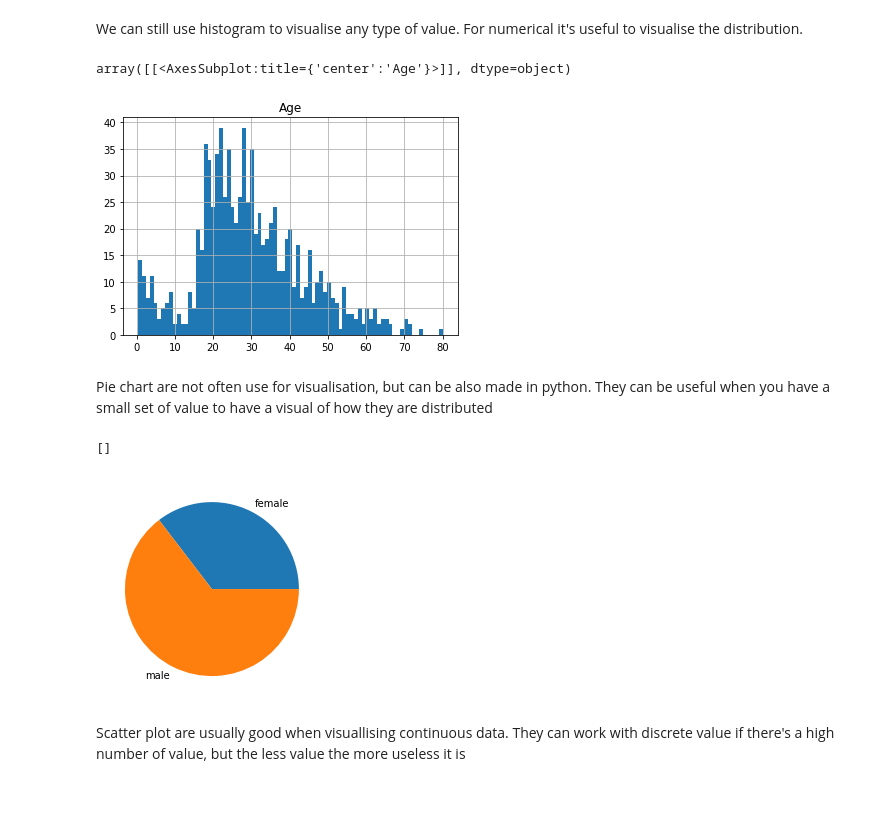
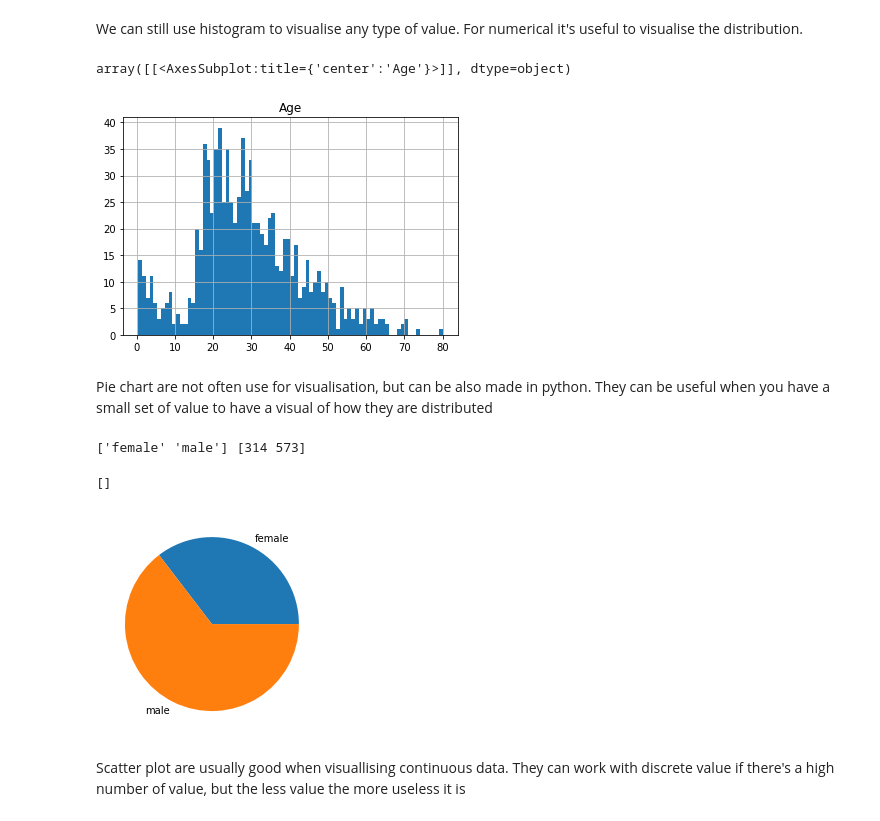
Before and after one commit to MartaVallejo/MachineLearning, a Jupyter notebook: DataPreprocessing.ipynb, the cells around one changed output. Cells and saved outputs as stored; diff of their text form; code cells hidden in the pictures.

Commit message:
UPDATE data processing notebook
add outliers part
correct small mistakes about data in plot

```diff
--- a/DataPreprocessing.ipynb
+++ b/DataPreprocessing.ipynb
@@ -173,20 +173,22 @@ We can still use histogram to visualise any type of value. For numerical it's us
 # %%
 # we compute the range of age between the maximum and minimum value
 age_range = int(dataset['Age'].max() - dataset['Age'].min())
-dataset.hist(column='Age', bins=age_range)
+dataset.hist(column='Age', bins=80)
 # %% [output]
 array([[<AxesSubplot:title={'center':'Age'}>]], dtype=object)
-[figure, old version]
+[figure, new version]
 # %% [markdown]
 Pie chart are not often use for visualisation, but can be also made in python. They can be useful when you have a small set of value to have a visual of how they are distributed
 # %%
 lb, x = np.unique(dataset['Sex'], return_counts=True)
+print(lb, x)
 fig = plt.figure()
 fig.patch.set_facecolor('white')
 plt.pie(x, labels=lb)
 plt.plot()
 # %% [output]
-[]
+['female' 'male'] [314 573]
+[]
 [figure]
 # %% [markdown]
 Scatter plot are usually good when visuallising continuous data. They can work with discrete value if there's a high number of value, but the less value the more useless it is
```
Also changed, not shown: parts of 21 cells of this notebook.
